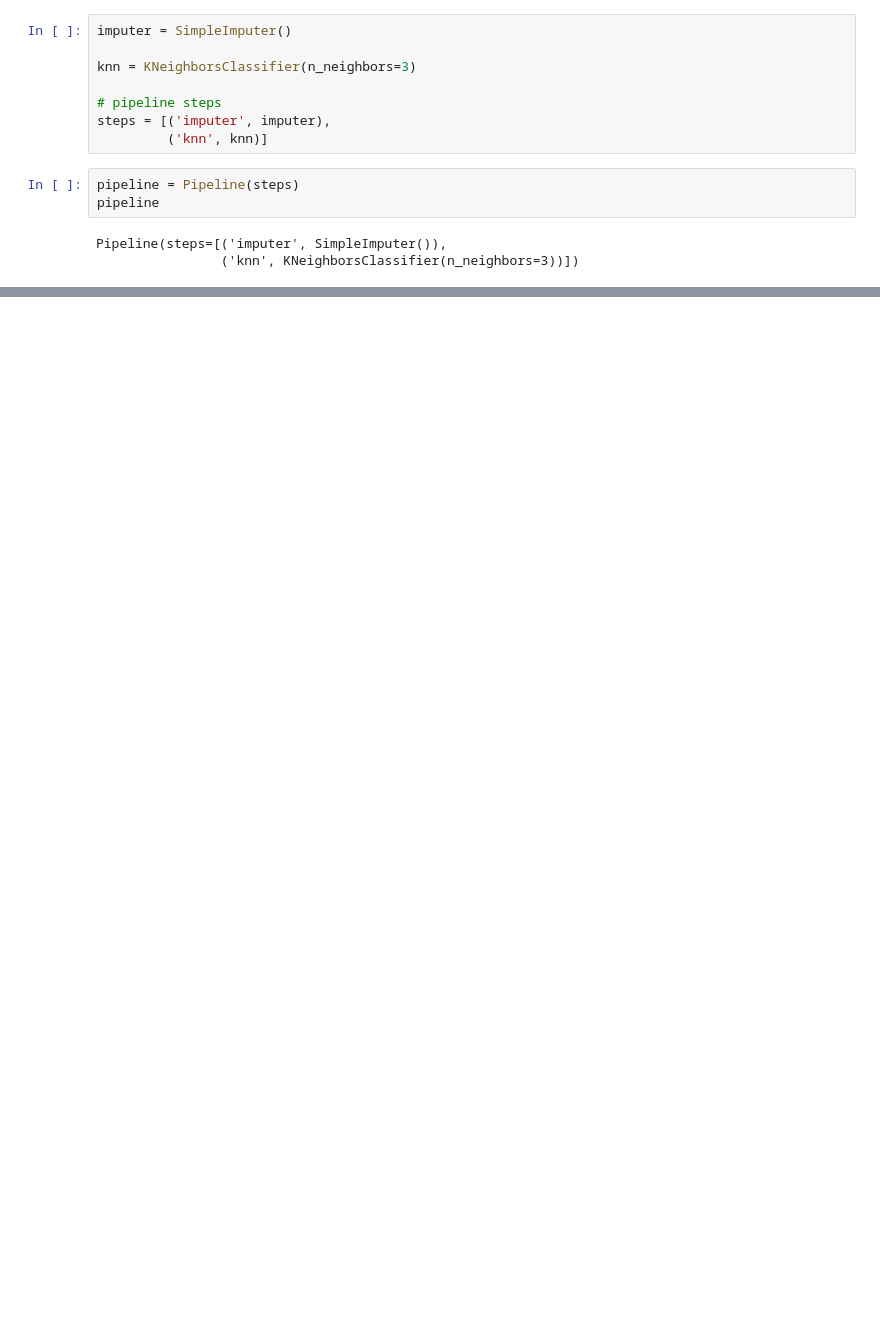
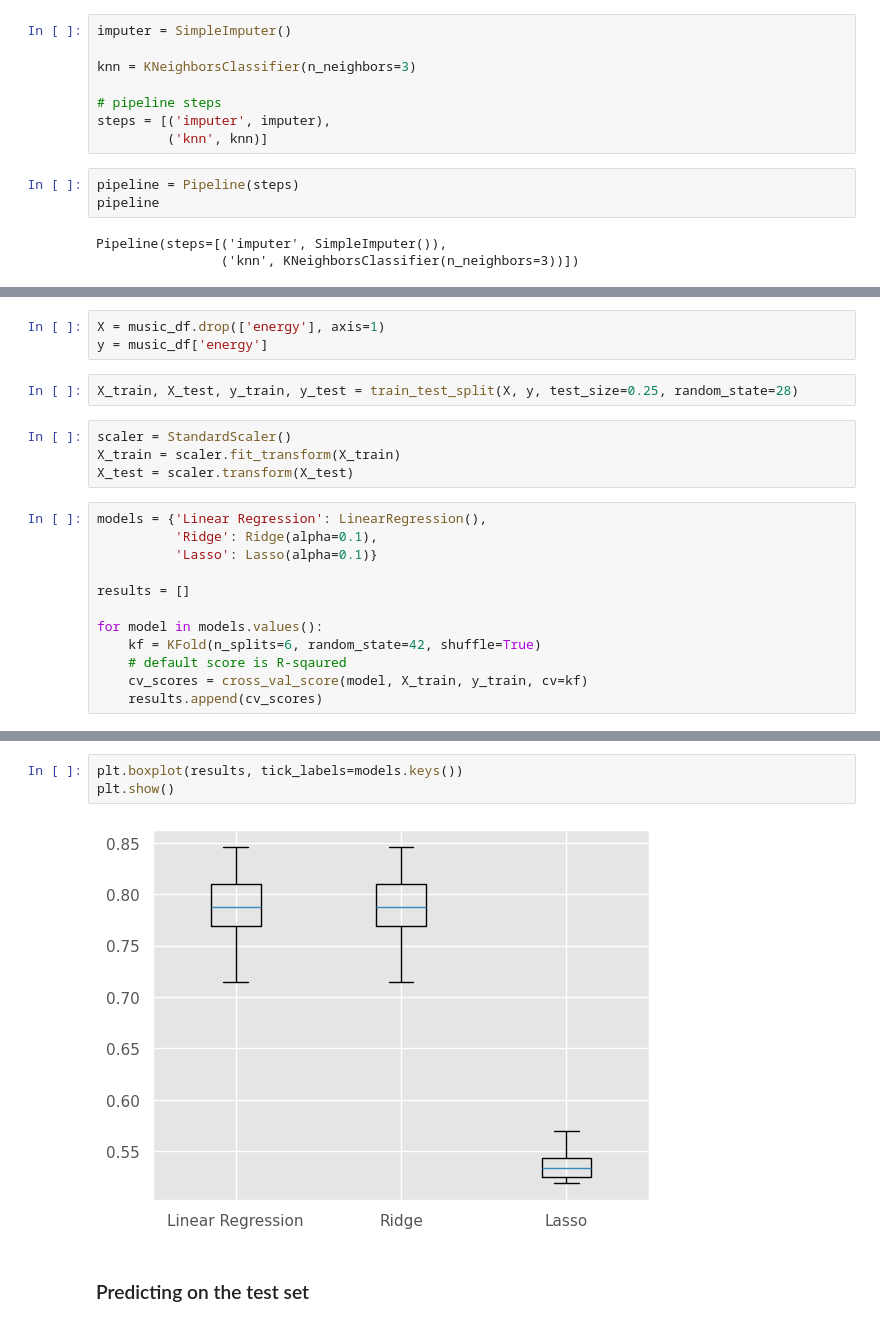
Before and after one commit to PaulToronto/DataCamp-Track---Machine-Learning-Scientist-in-Python, a Jupyter notebook: 1_4_Supervised_Learning_with_scikit_learn_Preprocessing_and_Pipelines.ipynb, the cells around one changed output, grey strips where cells are left out. Drawn from its saved outputs; the diff is of its cells as text; blank space fills up the shorter version.

```diff
--- a/1_4_Supervised_Learning_with_scikit_learn_Preprocessing_and_Pipelines.ipynb
+++ b/1_4_Supervised_Learning_with_scikit_learn_Preprocessing_and_Pipelines.ipynb
@@ -609,0 +1081,21 @@ memory usage: 90.6 KB
+# %%
+X = music_df.drop(['energy'], axis=1)
+y = music_df['energy']
+# %%
+X_train, X_test, y_train, y_test = train_test_split(X, y, test_size=0.25, random_state=28)
+# %%
+scaler = StandardScaler()
+X_train = scaler.fit_transform(X_train)
+X_test = scaler.transform(X_test)
+# %%
+models = {'Linear Regression': LinearRegression(),
+          'Ridge': Ridge(alpha=0.1),
+          'Lasso': Lasso(alpha=0.1)}
+
+results = []
+
+for model in models.values():
+    kf = KFold(n_splits=6, random_state=42, shuffle=True)
+    # default score is R-sqaured
+    cv_scores = cross_val_score(model, X_train, y_train, cv=kf)
+    results.append(cv_scores)
@@ -609,0 +1111,7 @@ memory usage: 90.6 KB
+# %%
+plt.boxplot(results, tick_labels=models.keys())
+plt.show()
+# %% [output]
+[figure, added]
+# %% [markdown]
+### Predicting on the test set
```
Also changed, not shown: parts of 66 cells of this notebook.
